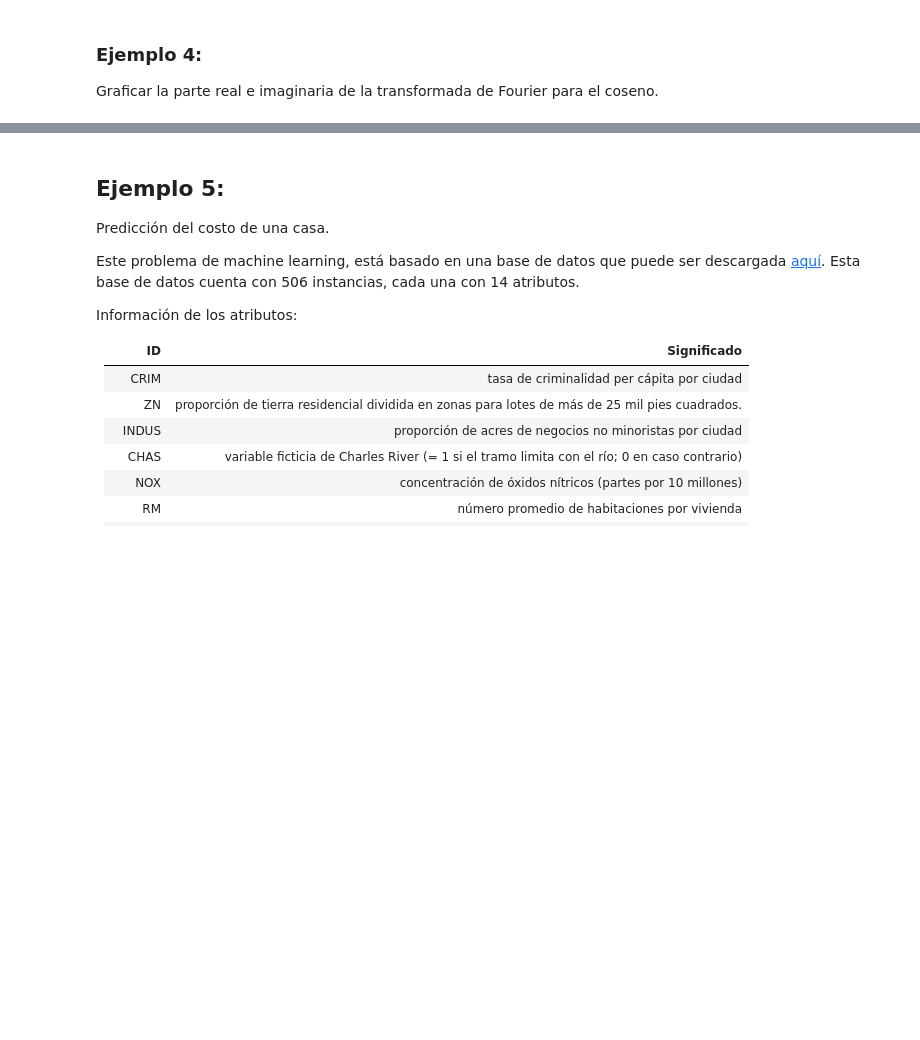
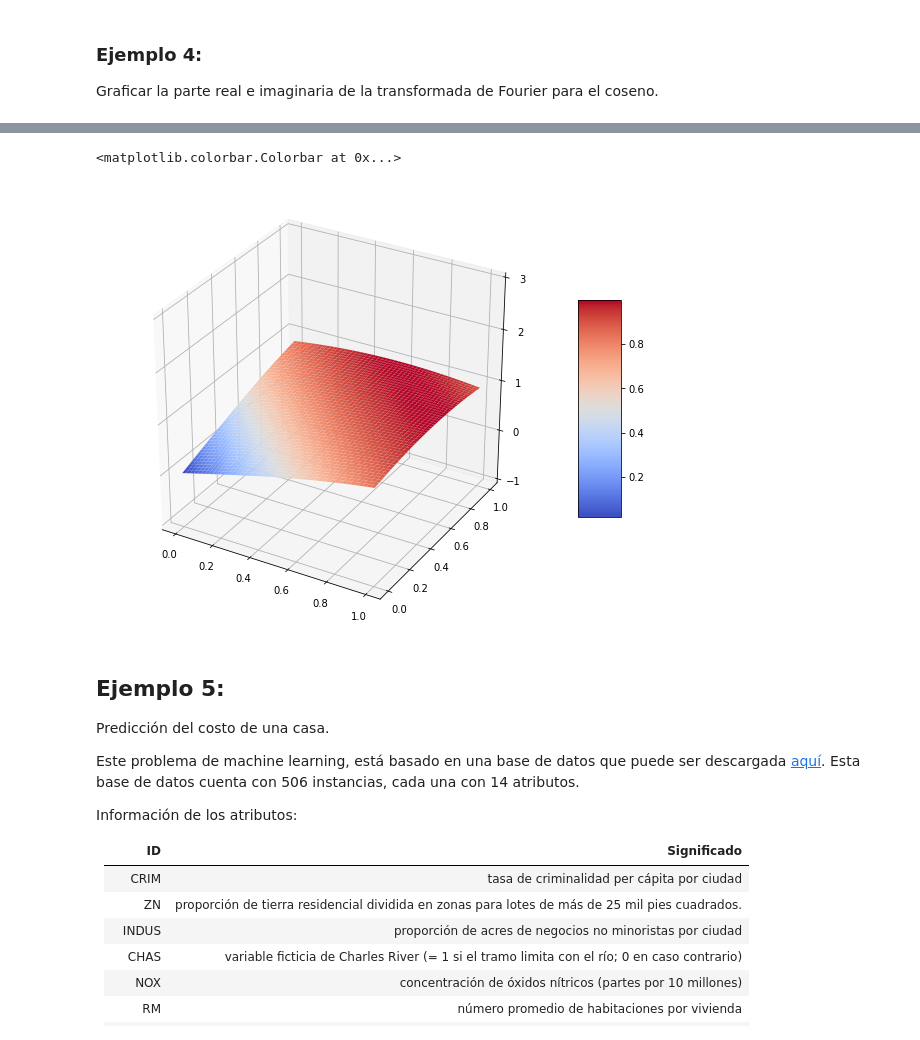
Before and after one commit to FeerJim/intro_Python, a Jupyter notebook: Intro.ipynb, the cells around one changed output, grey strips where cells are left out. Drawn from its saved outputs; the diff is of its cells as text; code cells hidden in the pictures; blank space fills up the shorter version.

```diff
--- a/Intro.ipynb
+++ b/Intro.ipynb
@@ -197,3 +212,7 @@ x = linalg.solve(A,b)
 P, L, U = linalg.lu(A)
 y = linalg.solve(L,b)
 x = linalg.solve(U,y)
+# %%
+import numpy as np
+N=50
+2*np.ones(N)
@@ -271,3 +469,24 @@ plt.show()
+# %%
+from mpl_toolkits.mplot3d import Axes3D
+from matplotlib import cm
+from matplotlib.ticker import LinearLocator
+fig = plt.figure(figsize= (10,8))
+ax = fig.gca(projection = '3d')
+
+X = np.linspace(0,1,N)
+Y = np.linspace(0,1,N)
+X,Y = np.meshgrid(X,Y)
+Z = np.sin(X+Y)
+superficie = ax.plot_surface(X,Y,Z,cmap= cm.coolwarm,linewidth = 0)
+
+#Limites del eje z
+ax.set_zlim(-1.,3.)
+ax.zaxis.set_major_locator(LinearLocator(5))
+
+fig.colorbar(superficie, shrink = 0.5, aspect = 5)
+# %% [output]
+<matplotlib.colorbar.Colorbar at 0x...>
+[figure, added]
 # %% [markdown]
 ## Ejemplo 5:
 Predicción del costo de una casa.
```
Also changed, not shown: parts of 31 cells of this notebook, 2 other files.
